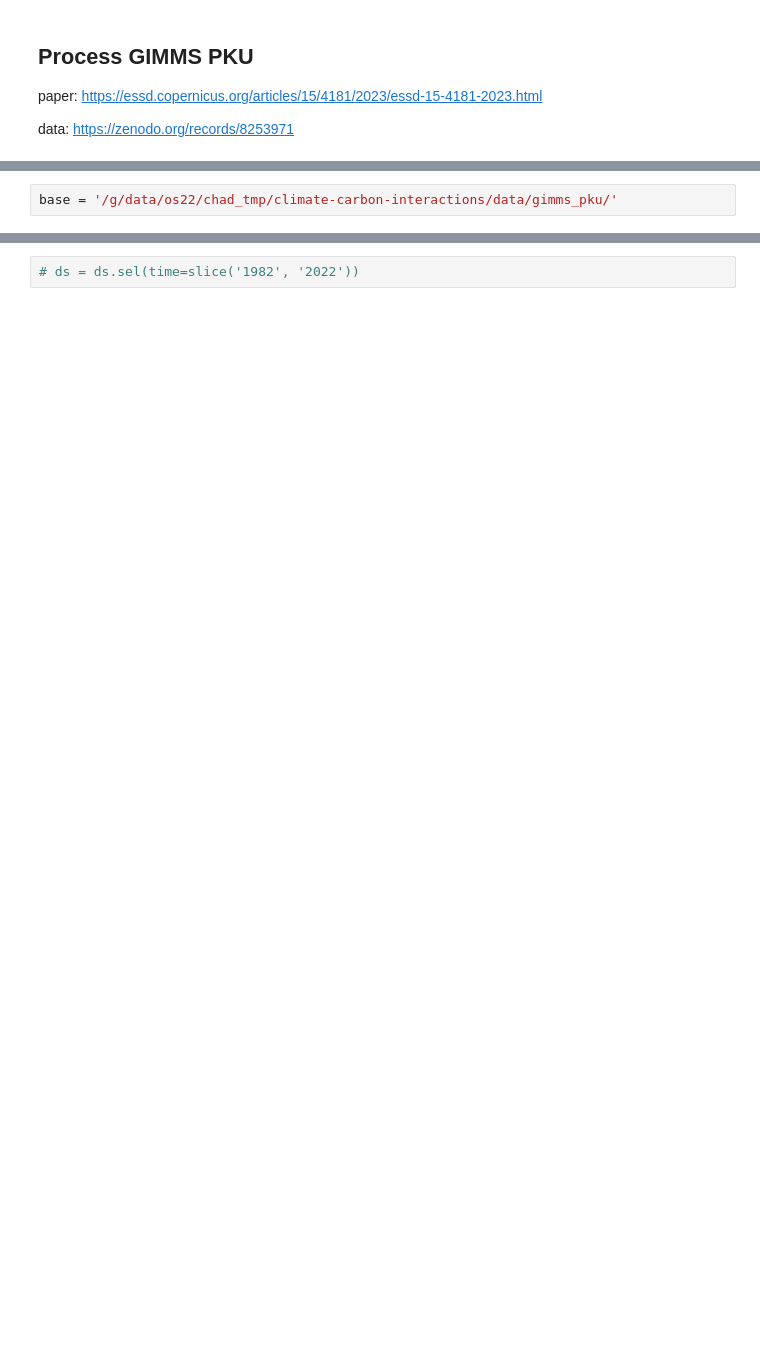
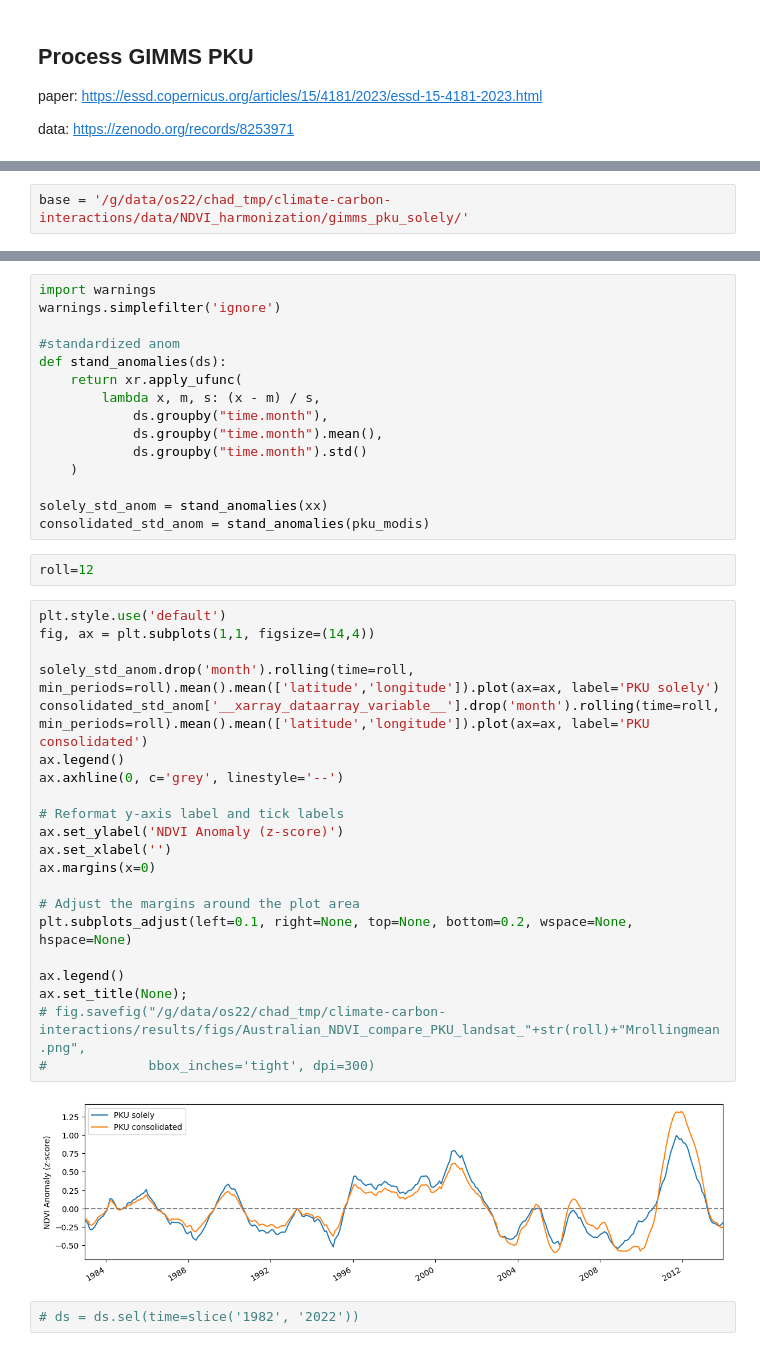
Before and after one commit to cbur24/climate-carbon-interactions, a Jupyter notebook: notebooks/misc/Acquire_data.ipynb, the cells around one changed output, grey strips where cells are left out. Cells and saved outputs as stored; diff of their text form; blank space fills up the shorter version.

```diff
--- a/notebooks/misc/Acquire_data.ipynb
+++ b/notebooks/misc/Acquire_data.ipynb
@@ -25,5 +48,5 @@ client
 # %%
-base = '/g/data/os22/chad_tmp/climate-carbon-interactions/data/gimms_pku/'
+base = '/g/data/os22/chad_tmp/climate-carbon-interactions/data/NDVI_harmonization/gimms_pku_solely/'
 # %%
 files = [base+i for i in os.listdir(base) if i.endswith('.tif')]
 files.sort()
@@ -65,2 +130,42 @@ ds = ds.resample(time='MS', loffset=pd.Timedelta(14, 'd')).median()
+# %%
+import warnings
+warnings.simplefilter('ignore')
+
+#standardized anom
+def stand_anomalies(ds):
+    return xr.apply_ufunc(
+        lambda x, m, s: (x - m) / s,
+            ds.groupby("time.month"),
+            ds.groupby("time.month").mean(),
+            ds.groupby("time.month").std()
+    )
+
+solely_std_anom = stand_anomalies(xx)
+consolidated_std_anom = stand_anomalies(pku_modis)
+# %%
+roll=12
+# %%
+plt.style.use('default')
+fig, ax = plt.subplots(1,1, figsize=(14,4))
+
+solely_std_anom.drop('month').rolling(time=roll, min_periods=roll).mean().mean(['latitude','longitude']).plot(ax=ax, label='PKU solely')
+consolidated_std_anom['__xarray_dataarray_variable__'].drop('month').rolling(time=roll, min_periods=roll).mean().mean(['latitude','longitude']).plot(ax=ax, label='PKU consolidated')
+ax.legend()
+ax.axhline(0, c='grey', linestyle='--')
+
+# Reformat y-axis label and tick labels
+ax.set_ylabel('NDVI Anomaly (z-score)')
+ax.set_xlabel('')
+ax.margins(x=0)
+
+# Adjust the margins around the plot area
+plt.subplots_adjust(left=0.1, right=None, top=None, bottom=0.2, wspace=None, hspace=None)
+
+ax.legend()
+ax.set_title(None);
+# fig.savefig("/g/data/os22/chad_tmp/climate-carbon-interactions/results/figs/Australian_NDVI_compare_PKU_landsat_"+str(roll)+"Mrollingmean.png",
+#             bbox_inches='tight', dpi=300)
+# %% [output]
+[figure, added]
 # %%
 # ds = ds.sel(time=slice('1982', '2022'))
```
Also changed, not shown: parts of 10 cells of this notebook, 1 other file.
